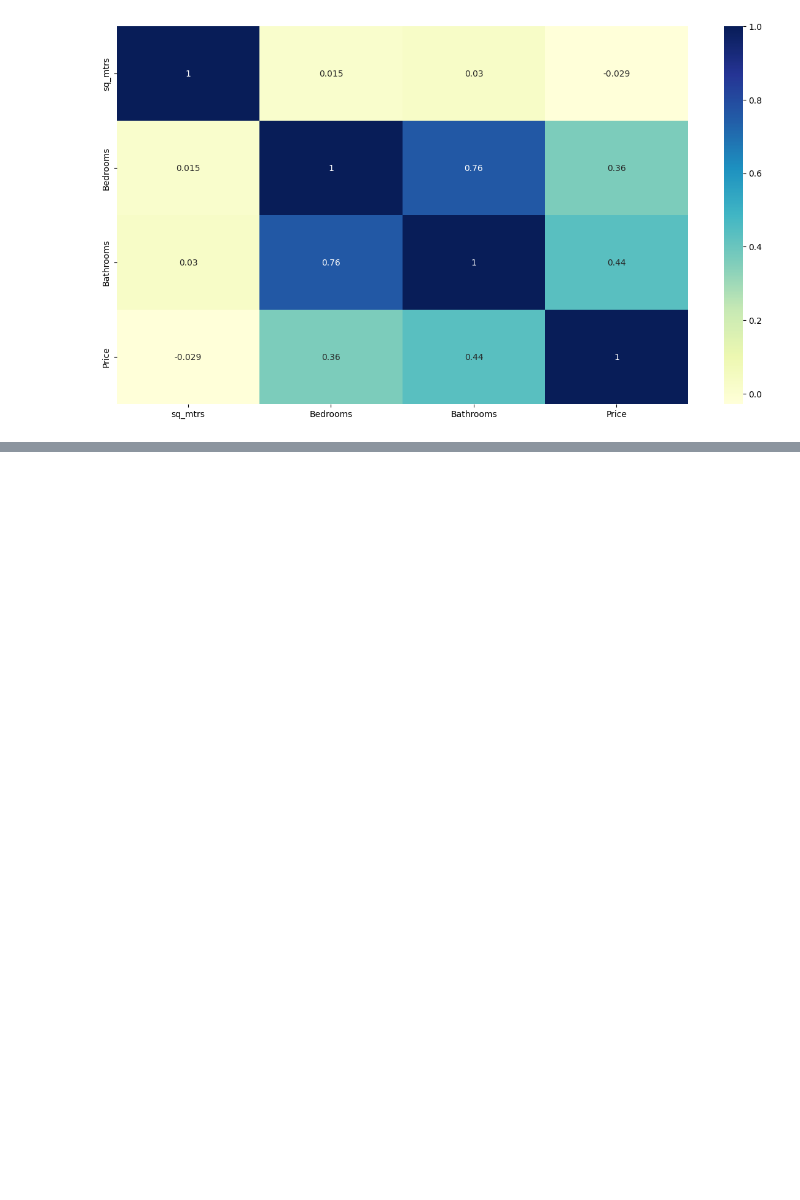
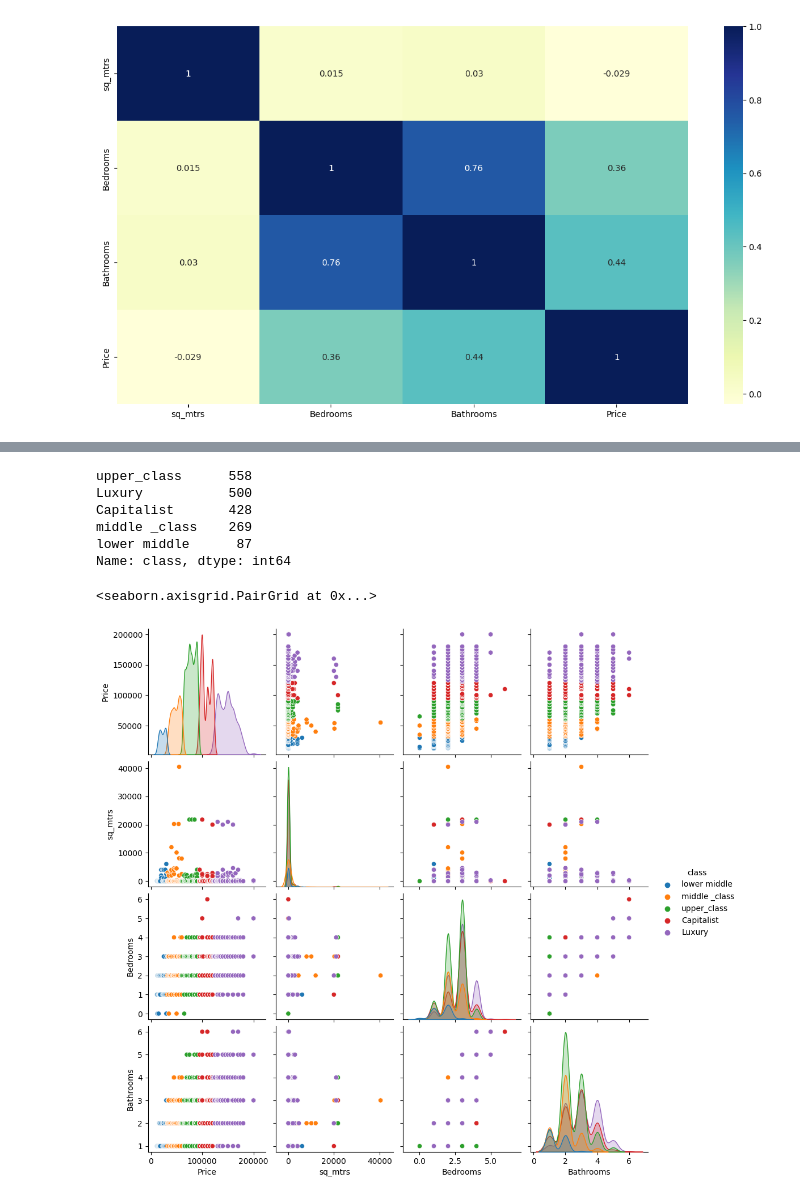
Before and after one commit to mugendii/Rent-prediction, a Jupyter notebook: Rent prediction.ipynb, the cells around one changed output, grey strips where cells are left out. Cells and saved outputs as stored; diff of their text form; code cells hidden in the pictures; blank space fills up the shorter version.

```diff
--- a/Rent prediction.ipynb
+++ b/Rent prediction.ipynb
@@ -211,0 +295,6 @@ ValueError: could not convert string to float: 'Absolute Estate Agents'
+# %%
+bins = [0,30000, 60000, 90000,120000,200000]
+labels= ['lower middle','middle _class','upper_class','Capitalist','Luxury']
+# %%
+df['class'] = pd.cut(df["Price"], bins, labels=labels)
+df
@@ -211,0 +315,14 @@ ValueError: could not convert string to float: 'Absolute Estate Agents'
+# %%
+df['class'].value_counts()
+# %% [output]
+upper_class      558
+Luxury           500
+Capitalist       428
+middle _class    269
+lower middle      87
+Name: class, dtype: int64
+# %%
+sns.pairplot(df, hue='class')
+# %% [output]
+<seaborn.axisgrid.PairGrid at 0x...>
+[figure, added]
```
Also changed, not shown: parts of 10 cells of this notebook.
